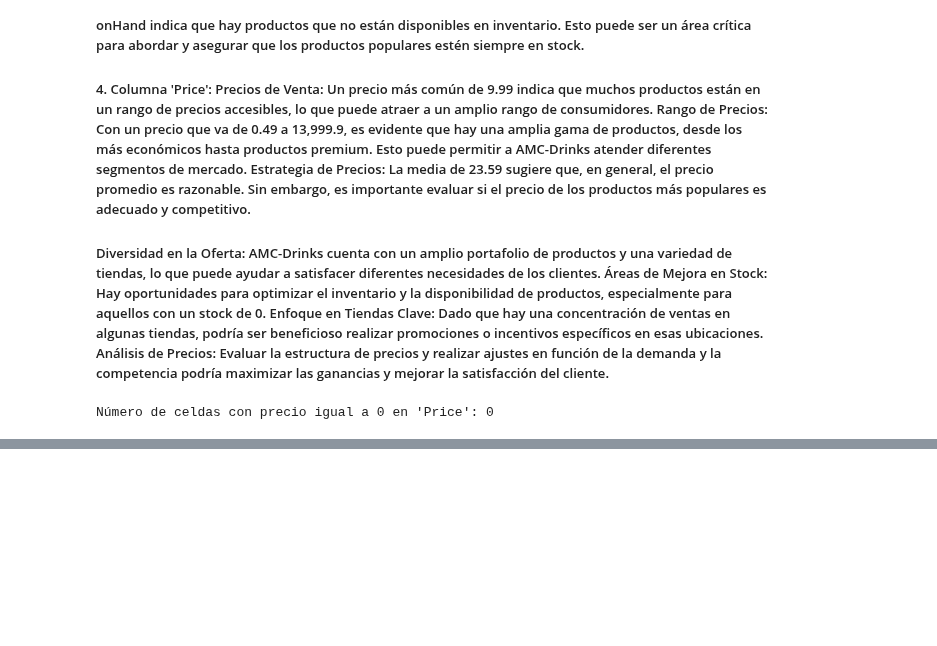
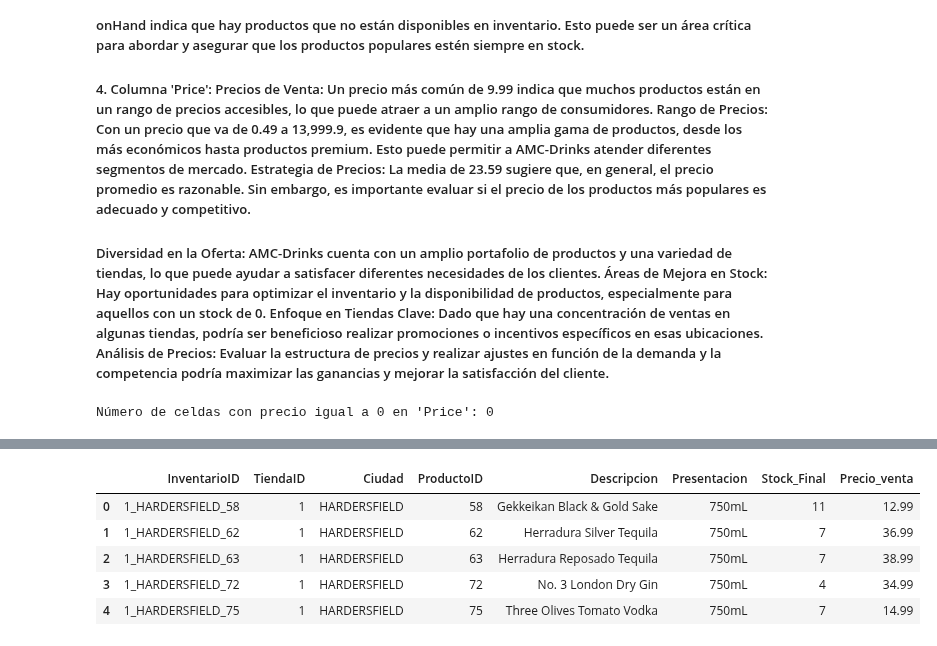
Before and after one commit to danipars/Analisis_Inventario_Distribuidora_Licores_AMCDrinks, a Jupyter notebook: EDA/InventarioFinalTienda.ipynb, the cells around one changed output, grey strips where cells are left out. Saved outputs shown, nothing was run; the diff lists cells and outputs as text; code cells hidden in the pictures; blank space fills up the shorter version.

Commit message:
Save Dataset Inventario Final

```diff
--- a/EDA/InventarioFinalTienda.ipynb
+++ b/EDA/InventarioFinalTienda.ipynb
@@ -395,3 +395,22 @@ zero_price_count = (df_InventarioFinal['Price'] == 0).sum()
 print(f"Número de celdas con precio igual a 0 en 'Price': {zero_price_count}")
 # %% [output]
 Número de celdas con precio igual a 0 en 'Price': 0
+# %%
+# Diccionario que mapea los nombres actuales de las columnas a los nuevos nombres en español
+column_renames = {
+    'InventoryId': 'InventarioID',
+    'Store': 'TiendaID',
+    'City': 'Ciudad',
+    'Brand': 'ProductoID',
+    'Description': 'Descripcion',
+    'Size': 'Presentacion',
+    'onHand': 'Stock_Final',
+    'Price': 'Precio_venta',
+    'endtDate': 'Fecha_Final'
+}
+
+# Renombrar las columnas
+df_InventarioFinal.rename(columns=column_renames, inplace=True)
+
+# Mostrar las primeras filas del DataFrame para verificar los cambios
+print(df_InventarioFinal.head())
@@ -397,0 +438,4 @@ Número de celdas con precio igual a 0 en 'Price': 0
+# %%
+#crear el nuevo archivo con las tablas finales
+# Seleccionar las columnas deseadas
+df_InventarioFinal_Final = df_InventarioFinal[['InventarioID', 'TiendaID', 'Ciudad', 'ProductoID', 'Descripcion', 'Presentacion', 'Stock_Final', 'Precio_venta']]
@@ -397,0 +445,9 @@ Número de celdas con precio igual a 0 en 'Price': 0
+# %%
+df_InventarioFinal_Final.head()
+# %% [output]
+|  | InventarioID | TiendaID | Ciudad | ProductoID | Descripcion | Presentacion | Stock_Final | Precio_venta |
+| 0 | 1_HARDERSFIELD_58 | 1 | HARDERSFIELD | 58 | Gekkeikan Black & Gold Sake | 750mL | 11 | 12.99 |
+| 1 | 1_HARDERSFIELD_62 | 1 | HARDERSFIELD | 62 | Herradura Silver Tequila | 750mL | 7 | 36.99 |
+| 2 | 1_HARDERSFIELD_63 | 1 | HARDERSFIELD | 63 | Herradura Reposado Tequila | 750mL | 7 | 38.99 |
+| 3 | 1_HARDERSFIELD_72 | 1 | HARDERSFIELD | 72 | No. 3 London Dry Gin | 750mL | 4 | 34.99 |
+| 4 | 1_HARDERSFIELD_75 | 1 | HARDERSFIELD | 75 | Three Olives Tomato Vodka | 750mL | 7 | 14.99 |
```
Also changed, not shown: parts of 2 cells of this notebook, 1 other file.
